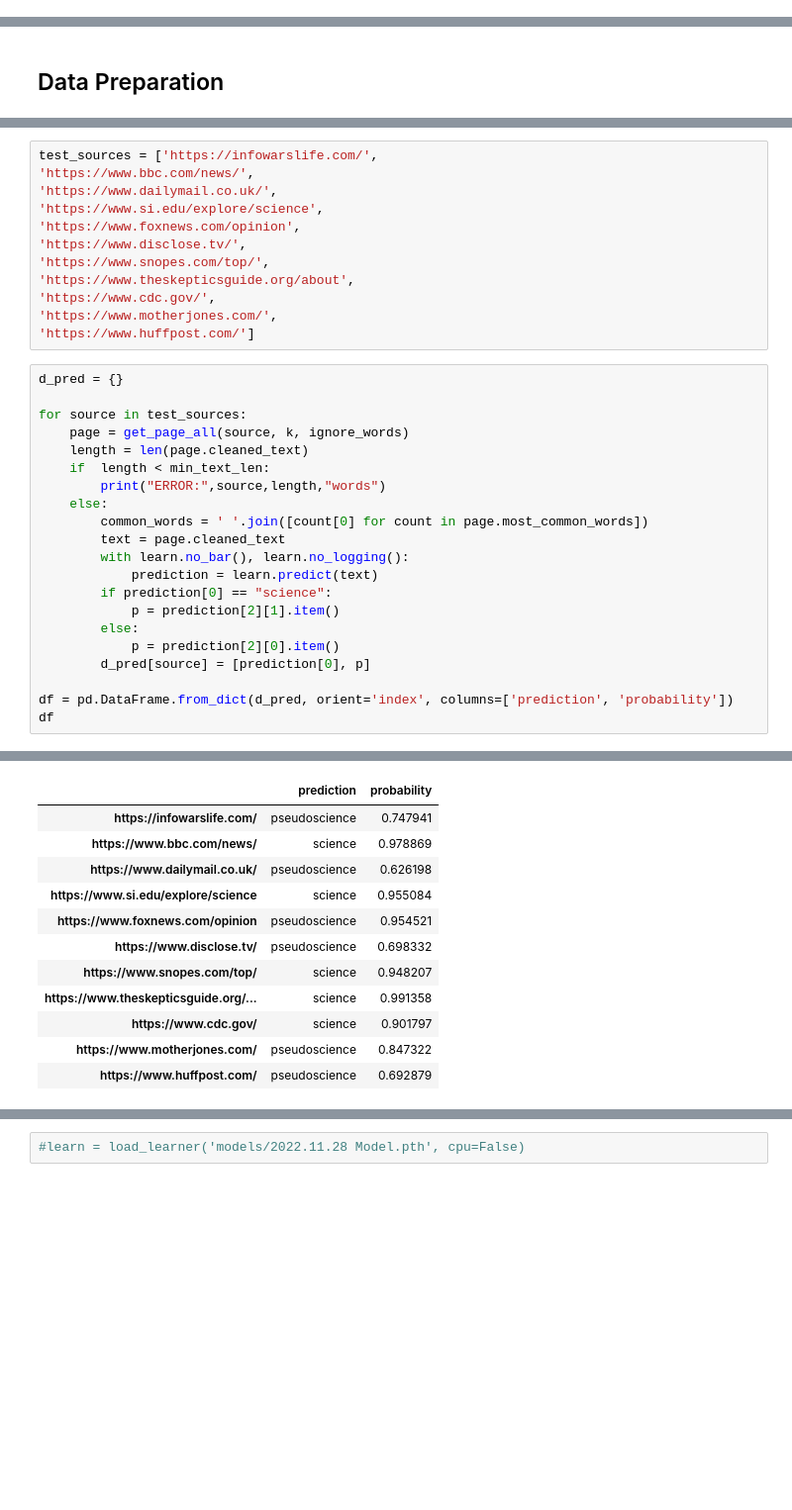
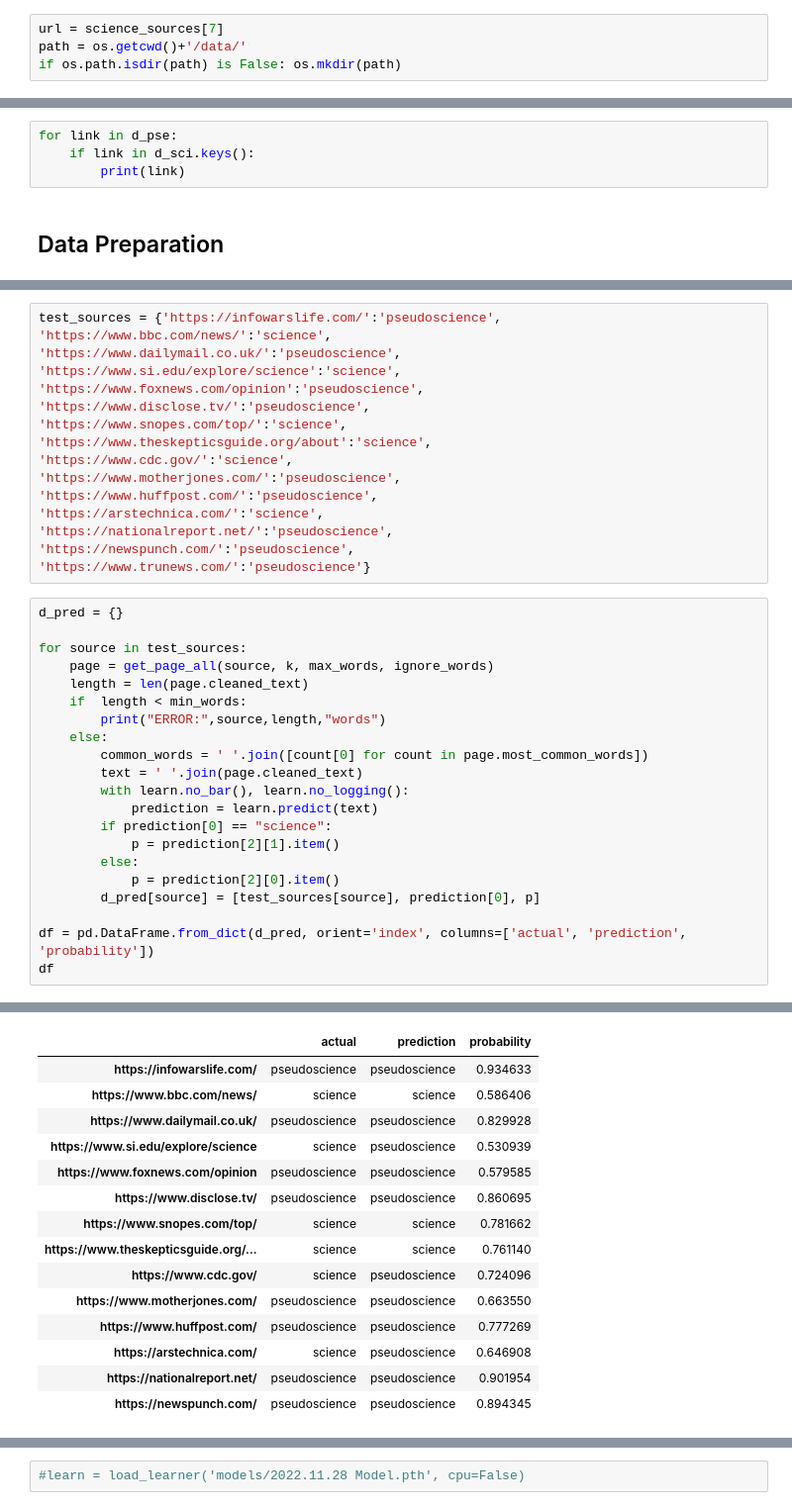
Before and after one commit to sbavery/pseudometer, a Jupyter notebook: nbs/01_data.ipynb, the cells around one changed output, grey strips where cells are left out. Shown: that part at 99% size. Drawn from its saved outputs; the diff is of its cells as text; blank space fills up the shorter version.

```diff
--- a/nbs/01_data.ipynb
+++ b/nbs/01_data.ipynb
@@ -161,0 +183,4 @@ test_page.cleaned_text
+# %%
+url = science_sources[7]
+path = os.getcwd()+'/data/'
+if os.path.isdir(path) is False: os.mkdir(path)
@@ -244,3 +347,7 @@ print("#### Science",k,"Most Common Words ####\n",count_sci.most_common(k),"\n\n
+# %%
+for link in d_pse:
+    if link in d_sci.keys():
+        print(link)
 # %% [markdown]
 ## Data Preparation
 # %%
@@ -309,34 +418,38 @@ learn.show_results()
 # %%
-test_sources = ['https://infowarslife.com/',
-'https://www.bbc.com/news/',
-'https://www.dailymail.co.uk/',
-'https://www.si.edu/explore/science',
-'https://www.foxnews.com/opinion',
-'https://www.disclose.tv/',
-'https://www.snopes.com/top/',
-'https://www.theskepticsguide.org/about',
-'https://www.cdc.gov/',
-'https://www.motherjones.com/',
-'https://www.huffpost.com/']
+test_sources = {'https://infowarslife.com/':'pseudoscience',
+'https://www.bbc.com/news/':'science',
+'https://www.dailymail.co.uk/':'pseudoscience',
+'https://www.si.edu/explore/science':'science',
+'https://www.foxnews.com/opinion':'pseudoscience',
+'https://www.disclose.tv/':'pseudoscience',
+'https://www.snopes.com/top/':'science',
+'https://www.theskepticsguide.org/about':'science',
+'https://www.cdc.gov/':'science',
+'https://www.motherjones.com/':'pseudoscience',
+'https://www.huffpost.com/':'pseudoscience',
+'https://arstechnica.com/':'science',
+'https://nationalreport.net/':'pseudoscience',
+'https://newspunch.com/':'pseudoscience',
+'https://www.trunews.com/':'pseudoscience'}
 # %%
 d_pred = {}
 
 for source in test_sources:
-    page = get_page_all(source, k, ignore_words)
+    page = get_page_all(source, k, max_words, ignore_words)
     length = len(page.cleaned_text)
-    if  length < min_text_len:
+    if  length < min_words:
         print("ERROR:",source,length,"words")
     else:
         common_words = ' '.join([count[0] for count in page.most_common_words])
-        text = page.cleaned_text
+        text = ' '.join(page.cleaned_text)
         with learn.no_bar(), learn.no_logging():
             prediction = learn.predict(text)
         if prediction[0] == "science":
             p = prediction[2][1].item()
         else:
             p = prediction[2][0].item()
-        d_pred[source] = [prediction[0], p]
+        d_pred[source] = [test_sources[source], prediction[0], p]
 
-df = pd.DataFrame.from_dict(d_pred, orient='index', columns=['prediction', 'probability'])
+df = pd.DataFrame.from_dict(d_pred, orient='index', columns=['actual', 'prediction', 'probability'])
 df
 # %% [output]
@@ -343,13 +457,16 @@ df
-|  | prediction | probability |
-| https://infowarslife.com/ | pseudoscience | 0.747941 |
-| https://www.bbc.com/news/ | science | 0.978869 |
-| https://www.dailymail.co.uk/ | pseudoscience | 0.626198 |
-| https://www.si.edu/explore/science | science | 0.955084 |
-| https://www.foxnews.com/opinion | pseudoscience | 0.954521 |
-| https://www.disclose.tv/ | pseudoscience | 0.698332 |
-| https://www.snopes.com/top/ | science | 0.948207 |
-| https://www.theskepticsguide.org/... | science | 0.991358 |
-| https://www.cdc.gov/ | science | 0.901797 |
-| https://www.motherjones.com/ | pseudoscience | 0.847322 |
-| https://www.huffpost.com/ | pseudoscience | 0.692879 |
+|  | actual | prediction | probability |
+| https://infowarslife.com/ | pseudoscience | pseudoscience | 0.934633 |
+| https://www.bbc.com/news/ | science | science | 0.586406 |
+| https://www.dailymail.co.uk/ | pseudoscience | pseudoscience | 0.829928 |
+| https://www.si.edu/explore/science | science | pseudoscience | 0.530939 |
+| https://www.foxnews.com/opinion | pseudoscience | pseudoscience | 0.579585 |
+| https://www.disclose.tv/ | pseudoscience | pseudoscience | 0.860695 |
+| https://www.snopes.com/top/ | science | science | 0.781662 |
+| https://www.theskepticsguide.org/... | science | science | 0.761140 |
+| https://www.cdc.gov/ | science | pseudoscience | 0.724096 |
+| https://www.motherjones.com/ | pseudoscience | pseudoscience | 0.663550 |
+| https://www.huffpost.com/ | pseudoscience | pseudoscience | 0.777269 |
+| https://arstechnica.com/ | science | pseudoscience | 0.646908 |
+| https://nationalreport.net/ | pseudoscience | pseudoscience | 0.901954 |
+| https://newspunch.com/ | pseudoscience | pseudoscience | 0.894345 |
 # %%
```
Also changed, not shown: parts of 19 cells of this notebook, 3 other files.
